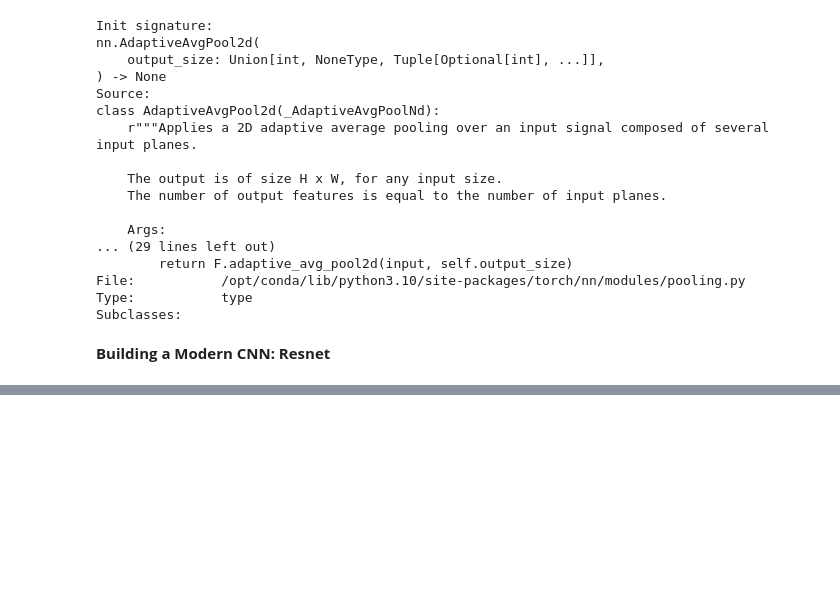
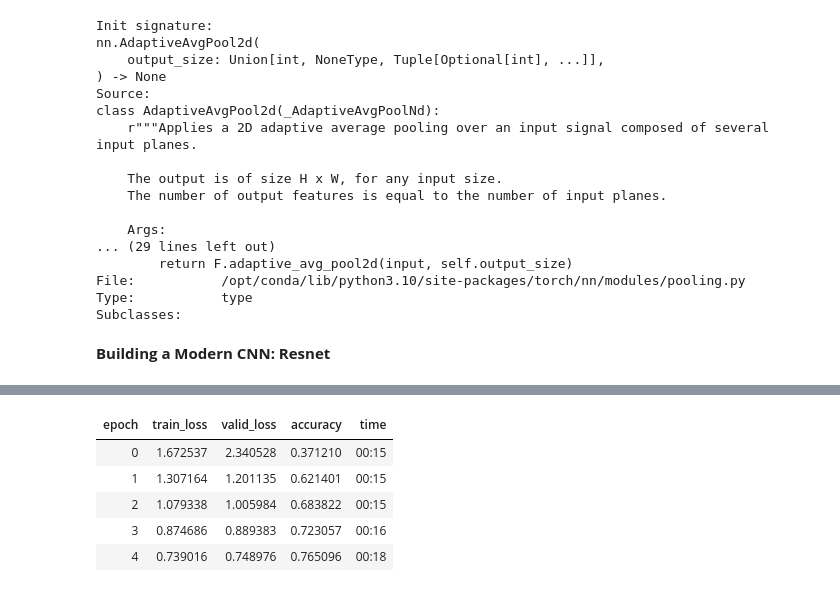
Before and after one commit to flyinacres/fastai-coursework, a Jupyter notebook: fast-14.ipynb, the cells around one changed output, grey strips where cells are left out. Drawn from its saved outputs; the diff is of its cells as text; code cells hidden in the pictures; blank space fills up the shorter version.

```diff
--- a/fast-14.ipynb
+++ b/fast-14.ipynb
@@ -169,0 +183,9 @@ Subclasses:
+# %%
+class ResBlock(Module):
+    def __init__(self, ni, nf, stride=1):
+        self.convs = _conv_block(ni,nf,stride)
+        self.idconv = noop if ni==nf else ConvLayer(ni, nf, 1, act_cls=None)
+        self.pool = noop if stride==1 else nn.AvgPool2d(2, ceil_mode=True)
+
+    def forward(self, x):
+        return F.relu(self.convs(x) + self.idconv(self.pool(x)))
@@ -169,0 +217,6 @@ Subclasses:
+# %%
+def _resnet_stem(*sizes):
+    return [
+        ConvLayer(sizes[i], sizes[i+1], 3, stride = 2 if i==0 else 1)
+            for i in range(len(sizes)-1)
+    ] + [nn.MaxPool2d(kernel_size=3, stride=2, padding=1)]
@@ -169,0 +243,30 @@ Subclasses:
+# %%
+class ResNet(nn.Sequential):
+    def __init__(self, n_out, layers, expansion=1):
+        stem = _resnet_stem(3,32,32,64)
+        self.block_szs = [64, 64, 128, 256, 512]
+        for i in range(1,5): self.block_szs[i] *= expansion
+        blocks = [self._make_layer(*o) for o in enumerate(layers)]
+        super().__init__(*stem, *blocks,
+                         nn.AdaptiveAvgPool2d(1), Flatten(),
+                         nn.Linear(self.block_szs[-1], n_out))
+
+    def _make_layer(self, idx, n_layers):
+        stride = 1 if idx==0 else 2
+        ch_in,ch_out = self.block_szs[idx:idx+2]
+        return nn.Sequential(*[
+            ResBlock(ch_in if i==0 else ch_out, ch_out, stride if i==0 else 1)
+            for i in range(n_layers)
+        ])
+# %%
+rn = ResNet(dls.c, [2,2,2,2])
+# %%
+learn = get_learner(rn)
+learn.fit_one_cycle(5, 3e-3)
+# %% [output]
+| epoch | train_loss | valid_loss | accuracy | time |
+| 0 | 1.672537 | 2.340528 | 0.371210 | 00:15 |
+| 1 | 1.307164 | 1.201135 | 0.621401 | 00:15 |
+| 2 | 1.079338 | 1.005984 | 0.683822 | 00:15 |
+| 3 | 0.874686 | 0.889383 | 0.723057 | 00:16 |
+| 4 | 0.739016 | 0.748976 | 0.765096 | 00:18 |
```
Also changed, not shown: parts of 9 cells of this notebook.
